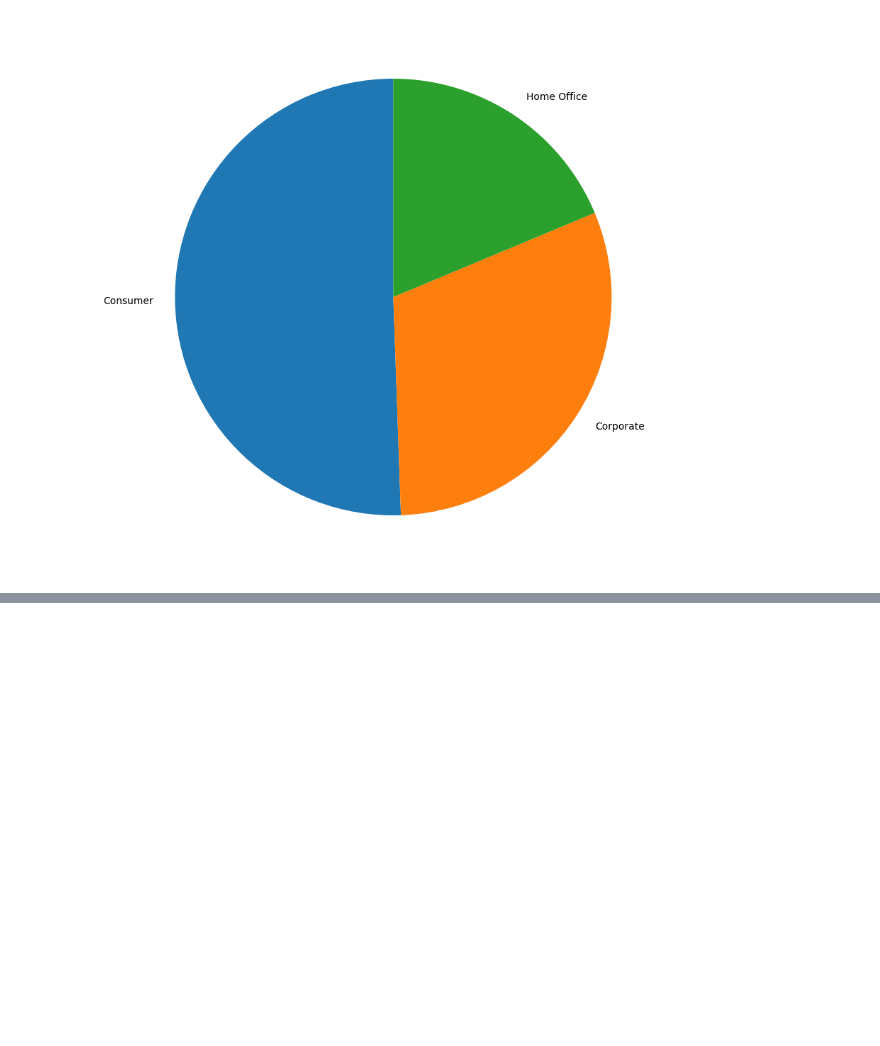
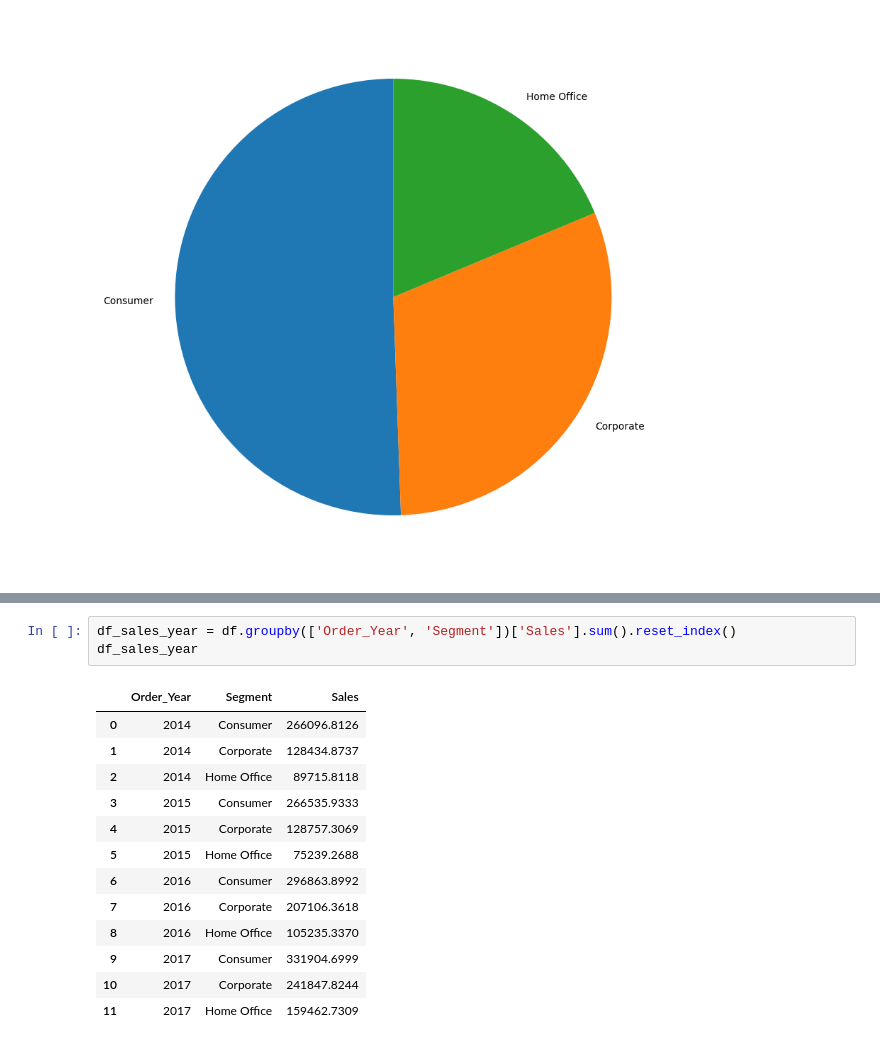
Before and after one commit to michelprosite/Analise-Exploratoria-Superstore-Sales, a Jupyter notebook: Analise_Exploratória_Superstore_Sales.ipynb, the cells around one changed output, grey strips where cells are left out. Saved outputs shown, nothing was run; the diff lists cells and outputs as text; blank space fills up the shorter version.

```diff
--- a/Analise_Exploratória_Superstore_Sales.ipynb
+++ b/Analise_Exploratória_Superstore_Sales.ipynb
@@ -209,0 +220,17 @@ plt.show()
+# %%
+df_sales_year = df.groupby(['Order_Year', 'Segment'])['Sales'].sum().reset_index()
+df_sales_year
+# %% [output]
+|  | Order_Year | Segment | Sales |
+| 0 | 2014 | Consumer | 266096.8126 |
+| 1 | 2014 | Corporate | 128434.8737 |
+| 2 | 2014 | Home Office | 89715.8118 |
+| 3 | 2015 | Consumer | 266535.9333 |
+| 4 | 2015 | Corporate | 128757.3069 |
+| 5 | 2015 | Home Office | 75239.2688 |
+| 6 | 2016 | Consumer | 296863.8992 |
+| 7 | 2016 | Corporate | 207106.3618 |
+| 8 | 2016 | Home Office | 105235.3370 |
+| 9 | 2017 | Consumer | 331904.6999 |
+| 10 | 2017 | Corporate | 241847.8244 |
+| 11 | 2017 | Home Office | 159462.7309 |
```
Also changed, not shown: parts of 14 cells of this notebook.
